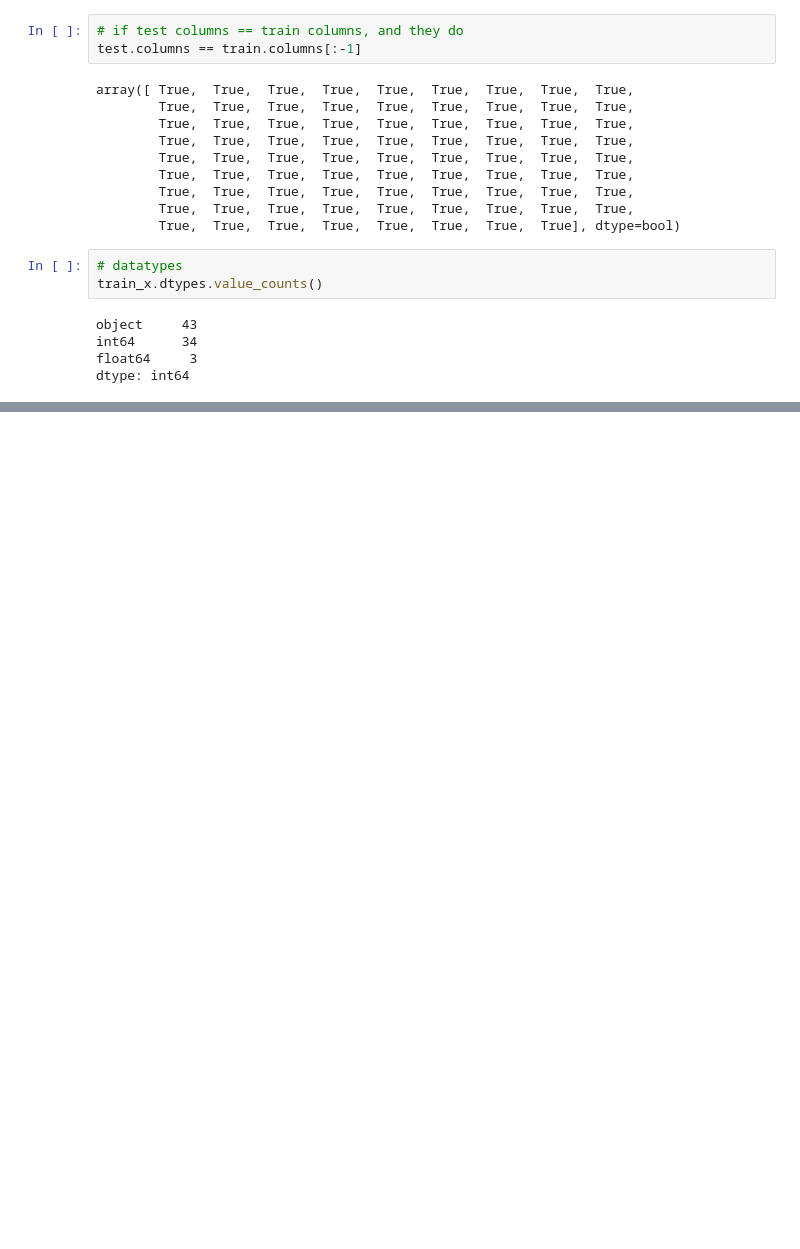
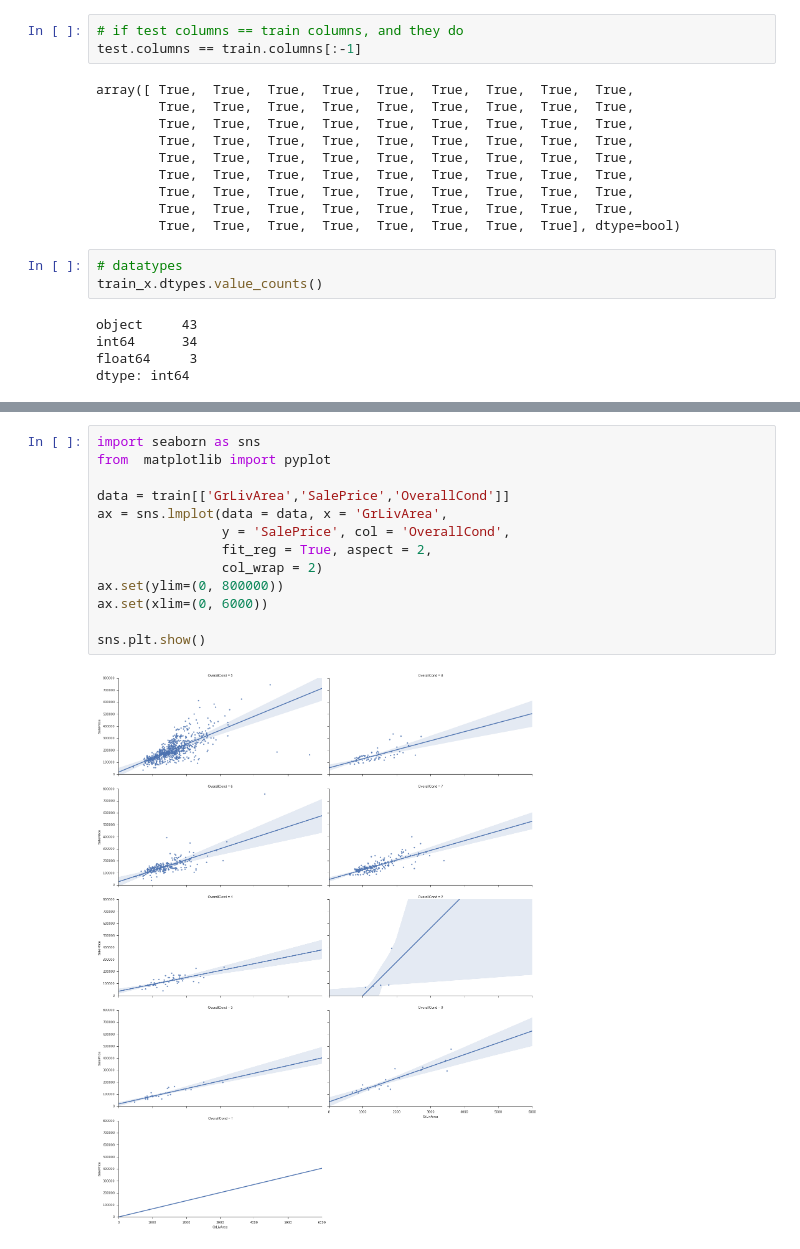
Before and after one commit to moyphilip/Ames-Housing, a Jupyter notebook: Ames-Housing-Notebook.ipynb, the cells around one changed output, grey strips where cells are left out. Cells and saved outputs as stored; diff of their text form; blank space fills up the shorter version.

```diff
--- a/Ames-Housing-Notebook.ipynb
+++ b/Ames-Housing-Notebook.ipynb
@@ -71,0 +199,15 @@ plt.show()
+# %%
+import seaborn as sns
+from  matplotlib import pyplot
+
+data = train[['GrLivArea','SalePrice','OverallCond']]
+ax = sns.lmplot(data = data, x = 'GrLivArea',
+                y = 'SalePrice', col = 'OverallCond',
+                fit_reg = True, aspect = 2,
+                col_wrap = 2)
+ax.set(ylim=(0, 800000))
+ax.set(xlim=(0, 6000))
+
+sns.plt.show()
+# %% [output]
+[figure, added]
```
Also changed, not shown: parts of 30 cells of this notebook.
